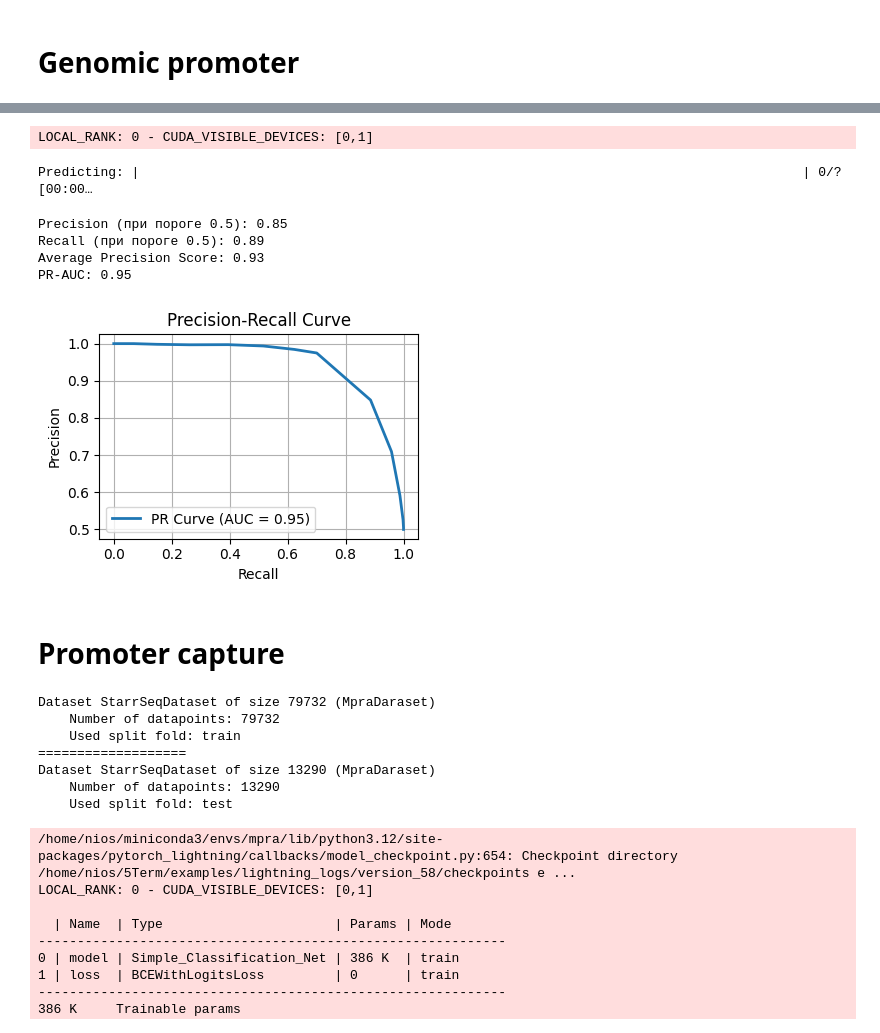
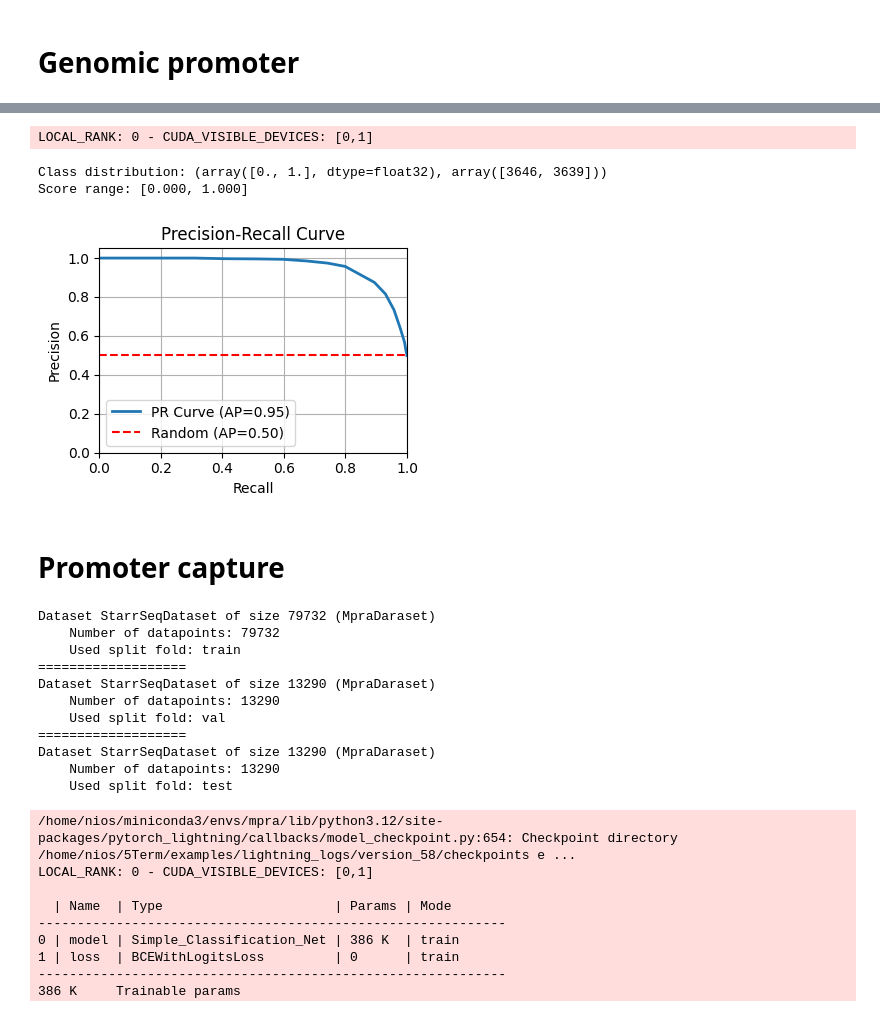
Before and after one commit to autosome-imtf/MPRA-MNIST, a Jupyter notebook: examples/StarrSeq_example.ipynb, the cells around one changed output, grey strips where cells are left out. Saved outputs shown, nothing was run; the diff lists cells and outputs as text; code cells hidden in the pictures.

Commit message:
fixed plotting

```diff
--- a/examples/StarrSeq_example.ipynb
+++ b/examples/StarrSeq_example.ipynb
@@ -205,6 +260,8 @@ Dataset StarrSeqDataset of size 7285 (MpraDaraset)
 train_loader = data.DataLoader(dataset=train_dataset, batch_size=BATCH_SIZE, shuffle=True, num_workers = NUM_WORKERS)
 
 val_loader = data.DataLoader(dataset=val_dataset, batch_size=BATCH_SIZE, shuffle=False, num_workers = NUM_WORKERS)
+
+test_loader = data.DataLoader(dataset=test_dataset, batch_size=BATCH_SIZE, shuffle=False, num_workers = NUM_WORKERS)
 # %%
 seq_len = len(train_dataset[0][0][0])
 
@@ -218,7 +275,7 @@ seq_model = LitModel_StarrSeq(model = model,
 trainer = L.Trainer(
     accelerator="gpu",
     devices=[0],
-    max_epochs=1,
+    max_epochs=30,
     gradient_clip_val=1,
     precision='16-mixed',
     enable_progress_bar = True,
@@ -250,13 +324,10 @@ Validation: |
 # %%
-plot_pr_auc(seq_model, val_loader)
+plot_pr_auc(seq_model, test_loader)
 # %% [output]
 LOCAL_RANK: 0 - CUDA_VISIBLE_DEVICES: [0,1]
-Predicting: |                                                                                     | 0/? [00:00…
+Class distribution: (array([0., 1.], dtype=float32), array([3646, 3639]))
+Score range: [0.000, 1.000]
-Precision (при пороге 0.5): 0.85
-Recall (при пороге 0.5): 0.89
-Average Precision Score: 0.93
-PR-AUC: 0.95
-[figure, old version]
+[figure, new version]
 # %% [markdown]
 # Promoter capture
 # %%
@@ -279,6 +350,8 @@ test_dataset = StarrSeqDataset(task = task, split = "test", transform = val_test
 # %%
 print(train_dataset)
 print("===================")
+print(val_dataset)
+print("===================")
 print(test_dataset)
 # %% [output]
 Dataset StarrSeqDataset of size 79732 (MpraDaraset)
@@ -287,6 +360,10 @@ Dataset StarrSeqDataset of size 79732 (MpraDaraset)
 ===================
 Dataset StarrSeqDataset of size 13290 (MpraDaraset)
     Number of datapoints: 13290
+    Used split fold: val
+===================
+Dataset StarrSeqDataset of size 13290 (MpraDaraset)
+    Number of datapoints: 13290
     Used split fold: test
 # %%
 # encapsulate data into dataloader form
```
Also changed, not shown: parts of 18 cells of this notebook, 1 other file.
